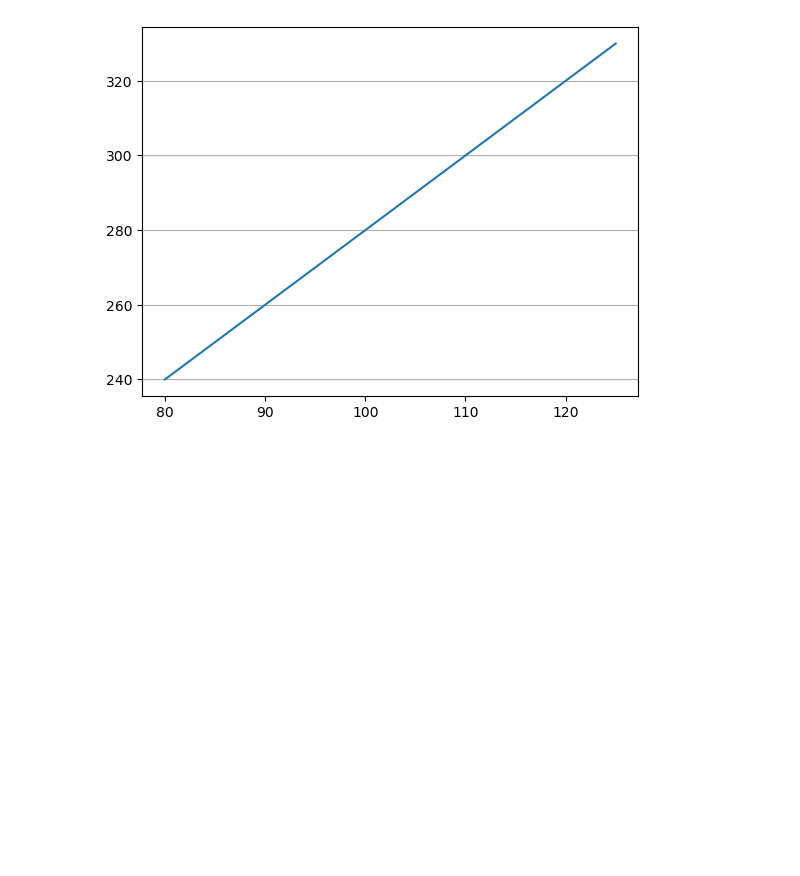
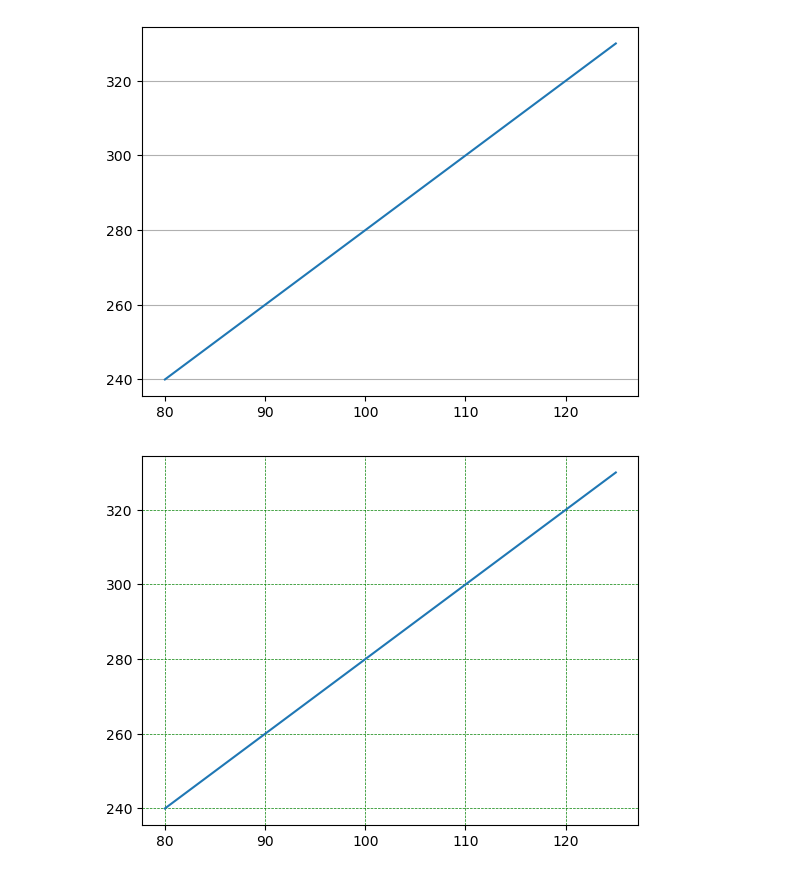
Before and after one commit to oliverjunior1/VS-Code, a Jupyter notebook: w3_treinamentos/Python/matplotlib/5_grid.ipynb, the cells around one changed output. Cells and saved outputs as stored; diff of their text form; code cells hidden in the pictures; blank space fills up the shorter version.

Commit message:
Matplotlib grid

```diff
--- a/w3_treinamentos/Python/matplotlib/5_grid.ipynb
+++ b/w3_treinamentos/Python/matplotlib/5_grid.ipynb
@@ -26,3 +26,9 @@ plt.plot(x, y)
 plt.grid(axis='y')
 # %% [output]
 [figure]
+# %%
+plt.plot(x, y)
+
+plt.grid(color='green', linestyle='--', linewidth=0.5)
+# %% [output]
+[figure, added]
```
